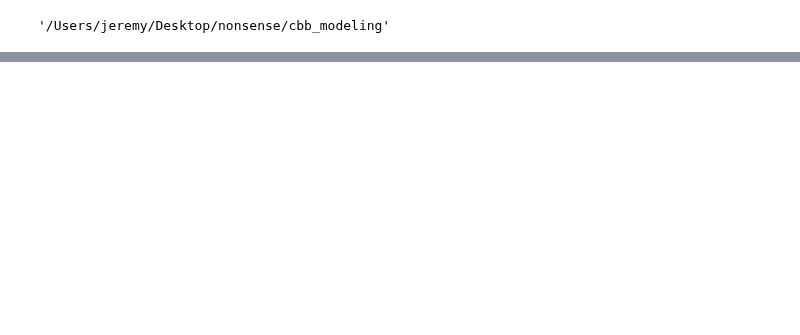
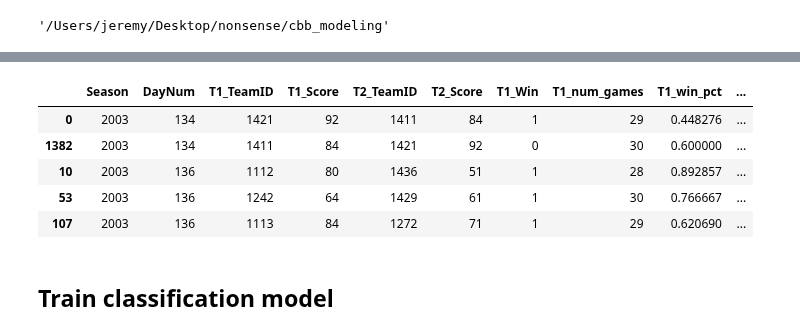
Before and after one commit to jeremypmobley/nonsense, a Jupyter notebook: cbb_modeling/cbb_modeling_2025.ipynb, the cells around one changed output, grey strips where cells are left out. Saved outputs shown, nothing was run; the diff lists cells and outputs as text; code cells hidden in the pictures; blank space fills up the shorter version.

Commit message:
Updated notebook with new modeling

```diff
--- a/cbb_modeling/cbb_modeling_2025.ipynb
+++ b/cbb_modeling/cbb_modeling_2025.ipynb
@@ -94,0 +499,13 @@ train_df = tourney_detailed_results.copy()
+# %%
+# Join in adjusted_metrics_df
+train_df = pd.merge(left=train_df,
+                    right=adjusted_metrics_df_T1[['Season', 'T1_TeamID','T1_avg_adjusted_offensive_ppp', 'T1_avg_adjusted_defensive_ppp']],
+                    how='left',
+                    on = ['Season', 'T1_TeamID'])
+
+train_df = pd.merge(left=train_df,
+                    right=adjusted_metrics_df_T2[['Season', 'T2_TeamID','T2_avg_adjusted_offensive_ppp', 'T2_avg_adjusted_defensive_ppp']],
+                    how='left',
+                    on = ['Season', 'T2_TeamID'])
+
+print(train_df.shape)
@@ -94,0 +549,10 @@ train_df = tourney_detailed_results.copy()
+# %%
+# massey_system_names = ['MAS', 'COL', 'WLK', 'POM', 'MOR', 'SAG']
+massey_rank_systems = ["WLK", "DOK", "POM", "MOR", "SAG", "WIL", "PGH", "NOL", "KPK", "MAS"]
+# %%
+for system in massey_rank_systems:
+    print(system, end=', ')
+    train_df = add_in_massey_ordinal_field(train_df=train_df,
+                                           system_name=system,
+                                           massey_ordinals_df=massey_ordinals_df)
+    print(train_df.shape)
@@ -94,0 +604,22 @@ train_df = tourney_detailed_results.copy()
+# %%
+# Create T1-T2 interaction features
+train_df['T1_T2_EloRating_diff'] = train_df['T1_EloRating'] - train_df['T2_EloRating']
+train_df['T1_T2_avg_ppp_diff_diff'] = train_df['T1_avg_ppp_diff'] - train_df['T2_avg_ppp_diff']
+
+# train_df['ordinal_rank_mas_diff'] = train_df['T1_ordinal_rank_MAS'] - train_df['T2_ordinal_rank_MAS']
+
+train_df['T1_avg_adjusted_perf'] = train_df['T1_avg_adjusted_offensive_ppp'] - train_df['T1_avg_adjusted_defensive_ppp']
+train_df['T2_avg_adjusted_perf'] = train_df['T2_avg_adjusted_offensive_ppp'] - train_df['T2_avg_adjusted_defensive_ppp']
+
+train_df['T1_T2_avg_adjusted_perf_diff'] = train_df['T1_avg_adjusted_perf'] - train_df['T2_avg_adjusted_perf']
+# %%
+train_df.sort_values(['Season', 'DayNum']).head()
+# %% [output]
+|  | Season | DayNum | T1_TeamID | T1_Score | T2_TeamID | T2_Score | T1_Win | T1_num_games | T1_win_pct | ... |
+| 0 | 2003 | 134 | 1421 | 92 | 1411 | 84 | 1 | 29 | 0.448276 | ... |
+| 1382 | 2003 | 134 | 1411 | 84 | 1421 | 92 | 0 | 30 | 0.600000 | ... |
+| 10 | 2003 | 136 | 1112 | 80 | 1436 | 51 | 1 | 28 | 0.892857 | ... |
+| 53 | 2003 | 136 | 1242 | 64 | 1429 | 61 | 1 | 30 | 0.766667 | ... |
+| 107 | 2003 | 136 | 1113 | 84 | 1272 | 71 | 1 | 29 | 0.620690 | ... |
+# %% [markdown]
+## Train classification model
```
Also changed, not shown: parts of 124 cells of this notebook.
